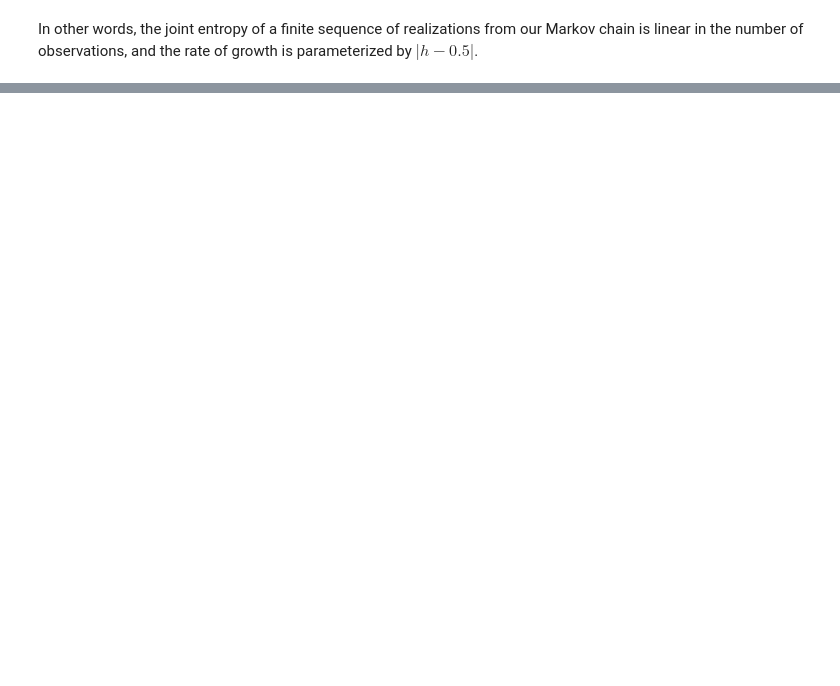
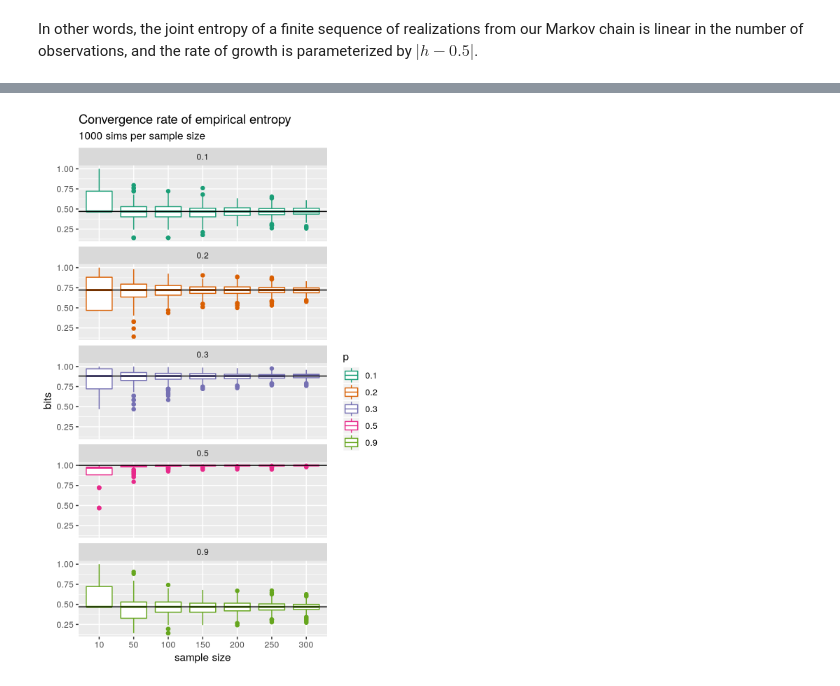
Before and after one commit to TheGoldLab/Analysis_Audio2AFC_ChangePoint, a Jupyter notebook: Tutorials/Mutual_Information_Basics.ipynb, the cells around one changed output, grey strips where cells are left out. Saved outputs shown, nothing was run; the diff lists cells and outputs as text; code cells hidden in the pictures; blank space fills up the shorter version.

Commit message:
convergence rate of empirical entropy Bernoulli r.v.

```diff
--- a/Tutorials/Mutual_Information_Basics.ipynb
+++ b/Tutorials/Mutual_Information_Basics.ipynb
@@ -149,0 +171,24 @@ In other words, the joint entropy of a finite sequence of realizations from our
+# %%
+def generate_samples(num_samples, p):
+    return np.random.binomial(1, p, size=num_samples)
+# %%
+def estimate_entropy(sample):
+    return bernoulli_entropy(np.mean(sample))
+# %%
+p = []         # parameter of Bernoulli
+size = []      # sample size
+sim = []       # simulation number
+estimate = []  # estimate of entropy for specific sample
+
+for samplesize in sample_sizes:
+    for pval in pvals:
+        for si in range(num_sims):
+            s = generate_samples(samplesize, pval)
+            ent = estimate_entropy(s)
+
+            p.append(pval)
+            size.append(samplesize)
+            sim.append(si + 1)
+            estimate.append(ent)
+sims = pd.DataFrame(np.array([p, size, sim, estimate]).transpose(), columns=["p", "size", "sim", "estimate"])
+sims.head()
@@ -149,0 +206,6 @@ In other words, the joint entropy of a finite sequence of realizations from our
+# %%
+ents = []
+for p in pvals:
+    ents.append({'p': p, 'ent': bernoulli_entropy(p)})
+df_p = pd.DataFrame(ents)
+print(df_p)
@@ -149,0 +225,15 @@ In other words, the joint entropy of a finite sequence of realizations from our
+# %%
+%%R -i sims -i df_p -i num_sims -w 5 -h 8 --units in -r 200
+
+sims <- as.data.table(sims)
+sims[,p:=factor(p, ordered=T)]
+sims[,size:=factor(size, ordered=T)]
+
+ggplot(sims, aes(x=size, y=estimate, group=size)) + geom_boxplot(aes(col=p)) +
+  facet_wrap(~p, ncol=1) +
+  geom_hline(aes(yintercept=ent), data=df_p) + ylab("bits") + xlab("sample size") +
+  ggtitle("Convergence rate of empirical entropy")+
+  labs(subtitle=paste(num_sims, "sims per sample size")) +
+  scale_color_brewer(palette="Dark2")
+# %% [output]
+[figure, added]
```
Also changed, not shown: parts of 17 cells of this notebook.
